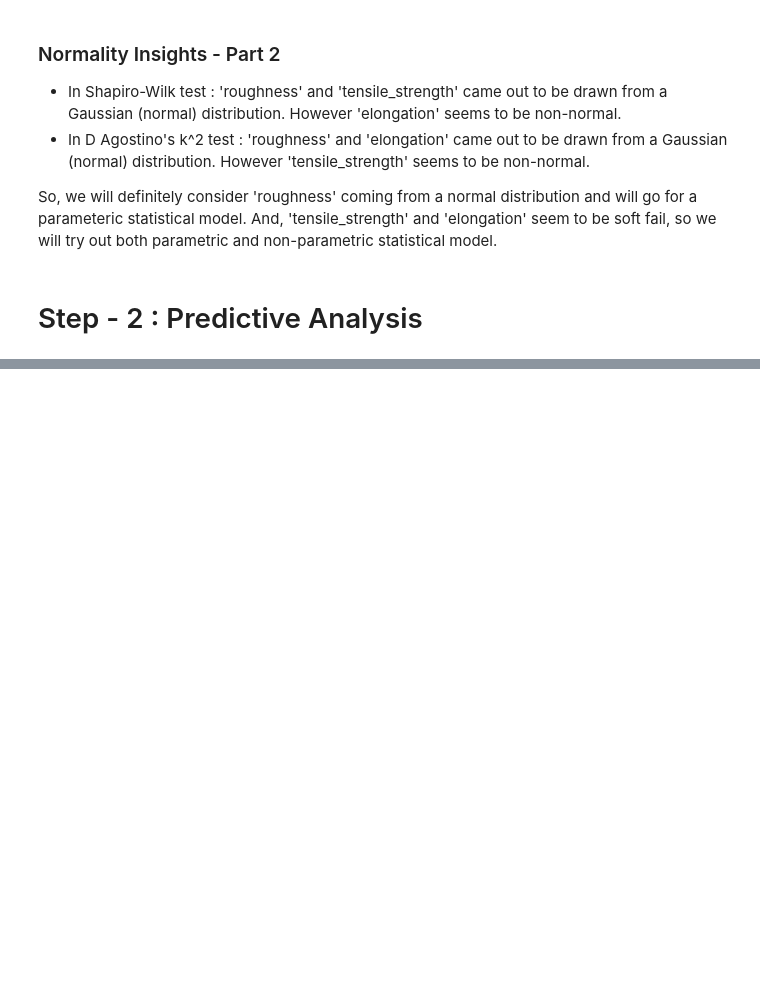
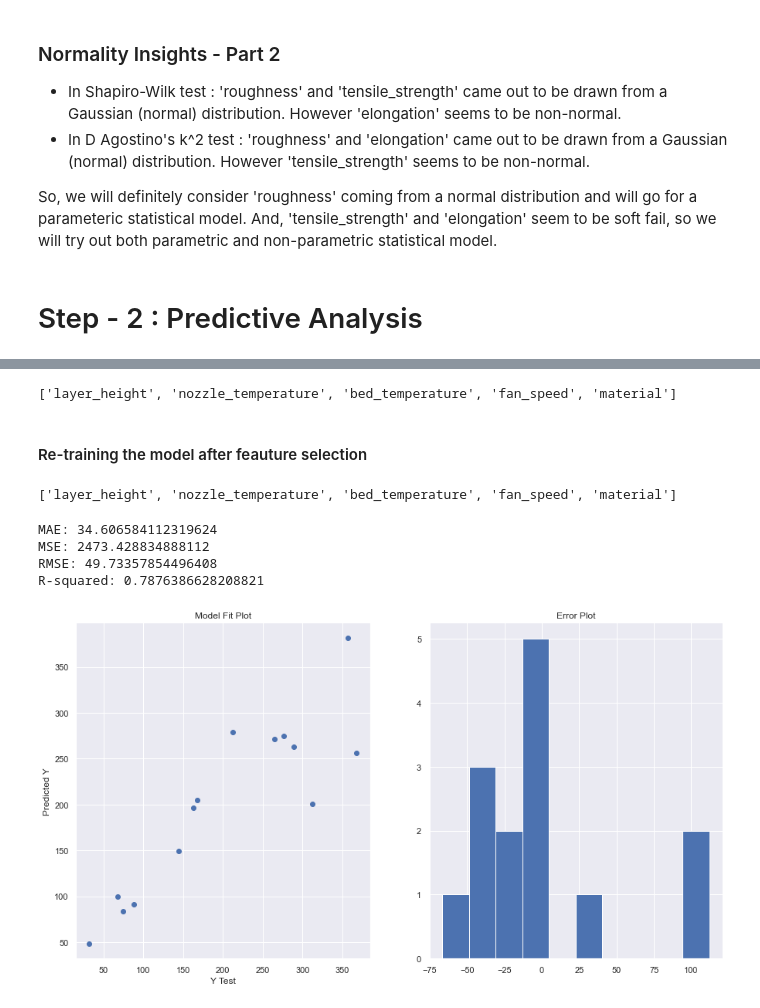
Before and after one commit to SuvroBaner/polymerize.io, a Jupyter notebook: polymerize_notebook.ipynb, the cells around one changed output, grey strips where cells are left out. Saved outputs shown, nothing was run; the diff lists cells and outputs as text; code cells hidden in the pictures; blank space fills up the shorter version.

```diff
--- a/polymerize_notebook.ipynb
+++ b/polymerize_notebook.ipynb
@@ -446,0 +614,37 @@ plt.scatter(y_test, predictions)
+# %%
+def selectFeaturesBasedOnTvalues(model, categorical_features = []):
+    features = list(model.tvalues[abs(model.tvalues) >= 1.96].index)
+    if 'const' in features:
+        features.pop(0)
+
+    for cat_feature in categorical_features:
+        for feature in features:
+            if cat_feature in feature:
+                features.remove(feature)
+                features.append(cat_feature)
+    return features
+# %%
+selected_features = selectFeaturesBasedOnTvalues(lm_stats_roughness, ['infill_pattern', 'material'])
+# %%
+print(selected_features)
+# %% [output]
+['layer_height', 'nozzle_temperature', 'bed_temperature', 'fan_speed', 'material']
+# %% [markdown]
+#### Re-training the model after feauture selection
+# %%
+data_loader_2 = createDataLoader('roughness', df_columns, df, test_size = 0.3, keep_cols = selected_features)
+# %% [output]
+['layer_height', 'nozzle_temperature', 'bed_temperature', 'fan_speed', 'material']
+# %%
+lm_obj_2 = LinearRegressionModel()
+lm_obj_2.initialize()
+lm_roughness_2 = lm_obj.modelTrain(data_loader_2)
+preds_roughness_2 = lm_obj.modelPredict(data_loader_2)
+# %%
+evaluateLM(data_loader_2['y_test'], preds_roughness_2)
+# %% [output]
+MAE: 34.606584112319624
+MSE: 2473.428834888112
+RMSE: 49.73357854496408
+R-squared: 0.7876386628208821
+[figure, added]
```
Also changed, not shown: parts of 25 cells of this notebook.
